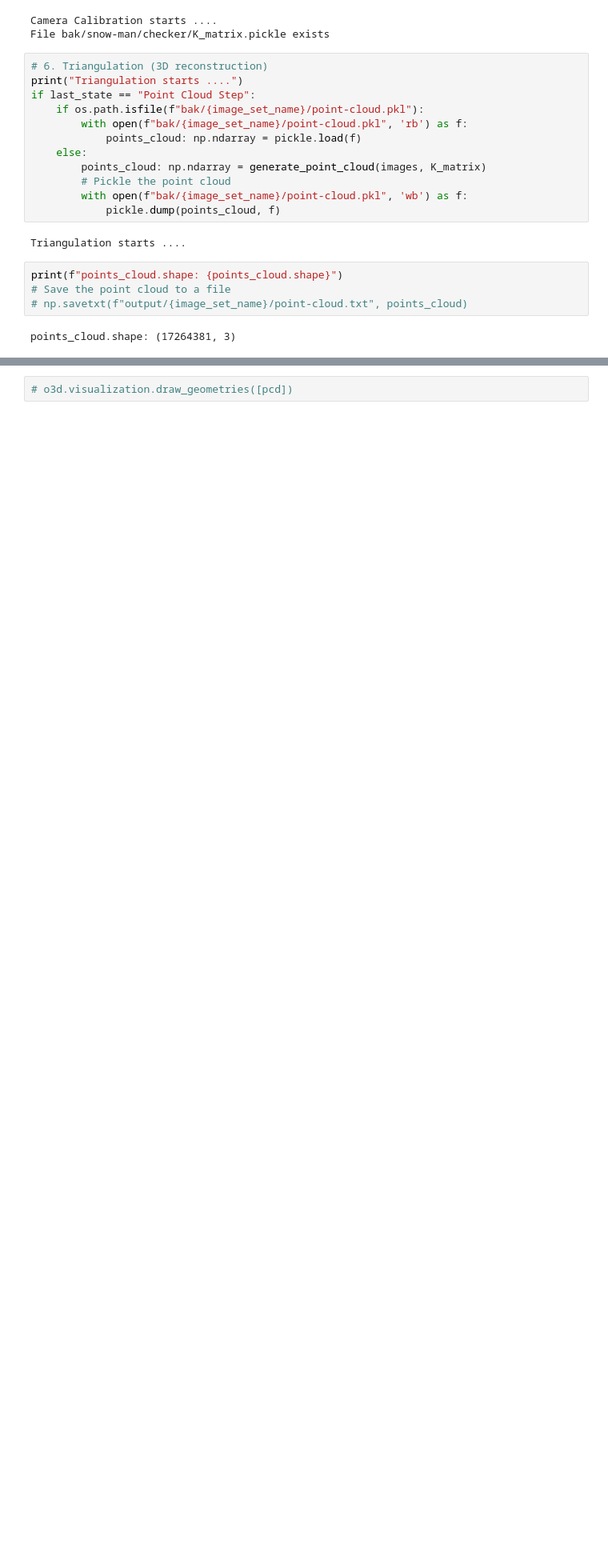
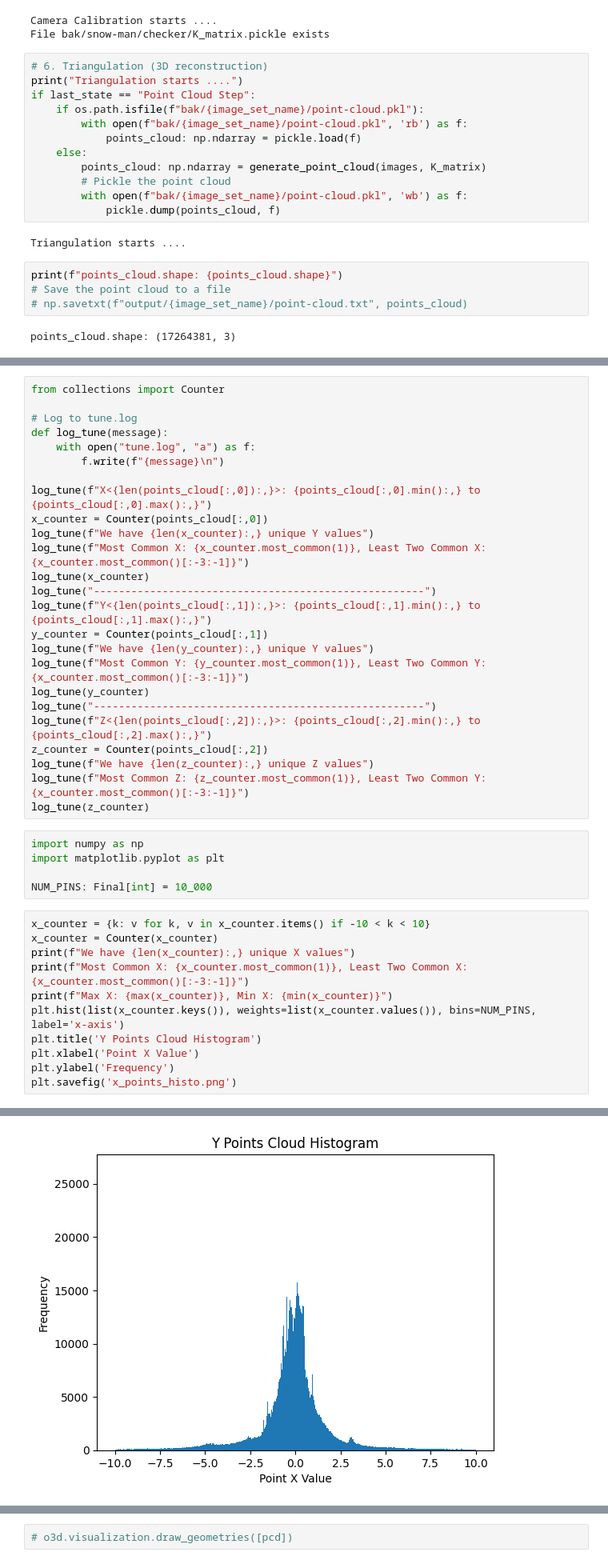
Before and after one commit to ZiadMansourM/photogrammetry, a Jupyter notebook: src/main.ipynb, the cells around one changed output, grey strips where cells are left out. Shown at 80% size. Drawn from its saved outputs; the diff is of its cells as text; blank space fills up the shorter version.

```diff
--- a/src/main.ipynb
+++ b/src/main.ipynb
@@ -532,0 +523,42 @@ Z: -0.0005504331784322858 to 0.0013247078750282526
+# %%
+from collections import Counter
+
+# Log to tune.log
+def log_tune(message):
+    with open("tune.log", "a") as f:
+        f.write(f"{message}\n")
+
+log_tune(f"X<{len(points_cloud[:,0]):,}>: {points_cloud[:,0].min():,} to {points_cloud[:,0].max():,}")
+x_counter = Counter(points_cloud[:,0])
+log_tune(f"We have {len(x_counter):,} unique Y values")
+log_tune(f"Most Common X: {x_counter.most_common(1)}, Least Two Common X: {x_counter.most_common()[:-3:-1]}")
+log_tune(x_counter)
+log_tune("-----------------------------------------------------")
+log_tune(f"Y<{len(points_cloud[:,1]):,}>: {points_cloud[:,1].min():,} to {points_cloud[:,1].max():,}")
+y_counter = Counter(points_cloud[:,1])
+log_tune(f"We have {len(y_counter):,} unique Y values")
+log_tune(f"Most Common Y: {y_counter.most_common(1)}, Least Two Common Y: {x_counter.most_common()[:-3:-1]}")
+log_tune(y_counter)
+log_tune("-----------------------------------------------------")
+log_tune(f"Z<{len(points_cloud[:,2]):,}>: {points_cloud[:,2].min():,} to {points_cloud[:,2].max():,}")
+z_counter = Counter(points_cloud[:,2])
+log_tune(f"We have {len(z_counter):,} unique Z values")
+log_tune(f"Most Common Z: {z_counter.most_common(1)}, Least Two Common Y: {x_counter.most_common()[:-3:-1]}")
+log_tune(z_counter)
+# %%
+import numpy as np
+import matplotlib.pyplot as plt
+
+NUM_PINS: Final[int] = 10_000
+# %%
+x_counter = {k: v for k, v in x_counter.items() if -10 < k < 10}
+x_counter = Counter(x_counter)
+print(f"We have {len(x_counter):,} unique X values")
+print(f"Most Common X: {x_counter.most_common(1)}, Least Two Common X: {x_counter.most_common()[:-3:-1]}")
+print(f"Max X: {max(x_counter)}, Min X: {min(x_counter)}")
+plt.hist(list(x_counter.keys()), weights=list(x_counter.values()), bins=NUM_PINS, label='x-axis')
+plt.title('Y Points Cloud Histogram')
+plt.xlabel('Point X Value')
+plt.ylabel('Frequency')
+plt.savefig('x_points_histo.png')
+# %% [output]
@@ -532,0 +568 @@ Z: -0.0005504331784322858 to 0.0013247078750282526
+[figure, added]
```
Also changed, not shown: parts of 16 cells of this notebook.
